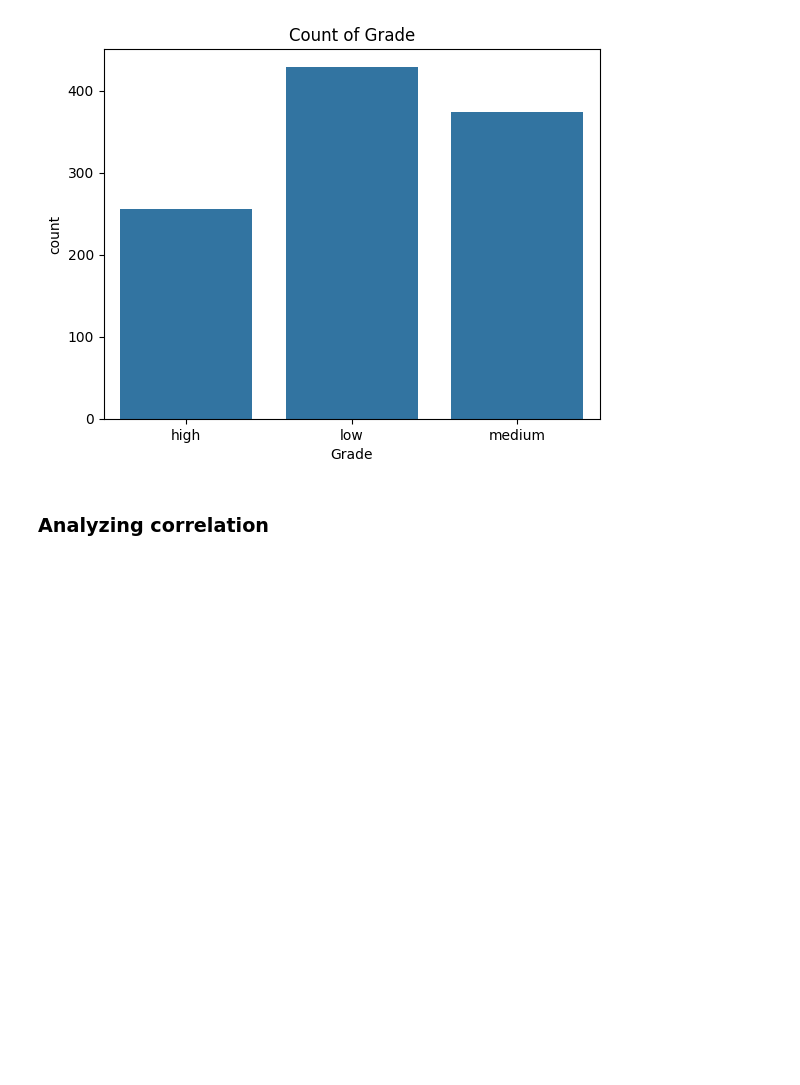
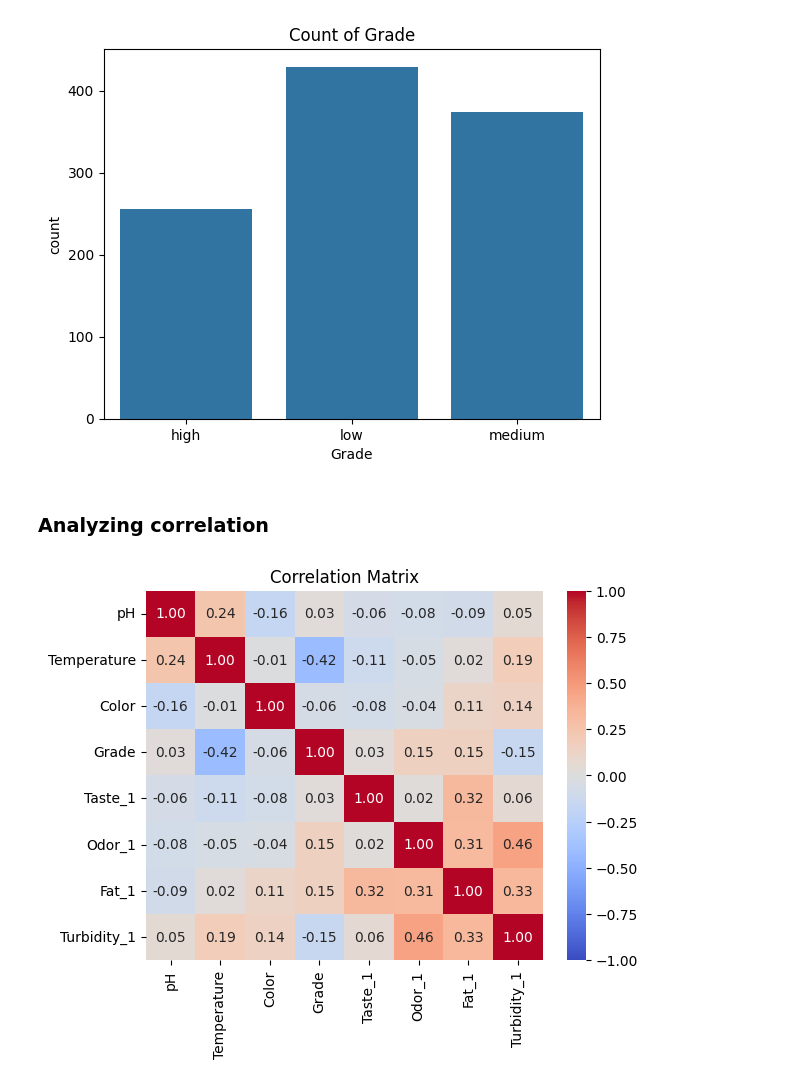
Before and after one commit to francofbv/Milk-Project, a Jupyter notebook: project_A.ipynb, the cells around one changed output. Cells and saved outputs as stored; diff of their text form; code cells hidden in the pictures; blank space fills up the shorter version.

Commit message:
fixed data cleaning and added correlation to EDA

```diff
--- a/project_A.ipynb
+++ b/project_A.ipynb
@@ -5,8 +5,12 @@ import matplotlib.pyplot as plt
 import seaborn as sns
 # %%
 df = pd.read_csv('milknew.csv')
+unencoded_df = df
+df = pd.get_dummies(df, columns=['Taste', 'Odor', 'Fat', 'Turbidity'], drop_first=True)
+df['Grade'] = df['Grade'].map({'low': 0, 'medium': 1, 'high': 2})
 
 print(df.head())
 print(df.info())
 print(df.describe(include='all'))
+print(df.columns)
 # %% [output]
@@ -101,3 +105,11 @@ plt.show()
 [figure]
 # %% [markdown]
 ### Analyzing correlation
+# %%
+corr_matrix = df.corr()
+
+sns.heatmap(corr_matrix, annot=True, cmap='coolwarm', fmt='.2f', vmin=-1, vmax=1)
+plt.title('Correlation Matrix')
+plt.show()
+# %% [output]
+[figure, added]
```
Also changed, not shown: parts of 7 cells of this notebook.
